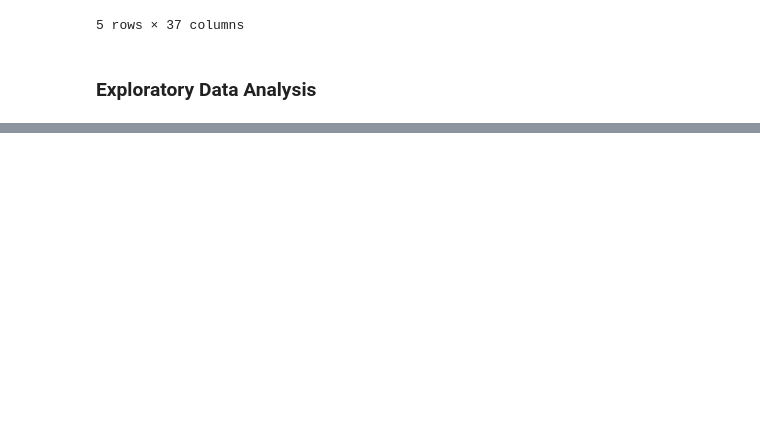
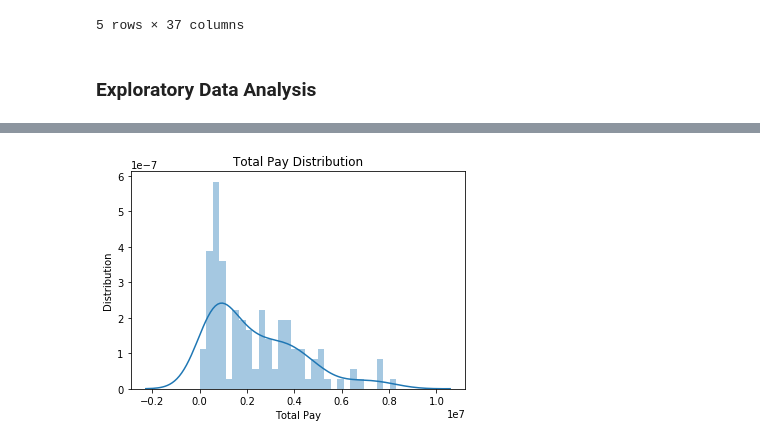
Before and after one commit to MartnAR/IST718, a Jupyter notebook: Labs/Coaches9_2_2/Alonso_Lab1.ipynb, the cells around one changed output, grey strips where cells are left out. Drawn from its saved outputs; the diff is of its cells as text; code cells hidden in the pictures; blank space fills up the shorter version.

```diff
--- a/Labs/Coaches9_2_2/Alonso_Lab1.ipynb
+++ b/Labs/Coaches9_2_2/Alonso_Lab1.ipynb
@@ -373,0 +411,10 @@ df_final.head()
+# %%
+# Total Pay Distribution.
+# We'll plot a histogram to gauge whether TotalPay follows a normal distribution or is skewed.
+sns.distplot(df_final.TotalPay, bins = 30)
+_ = plt.title('Total Pay Distribution')
+_ = plt.xlabel('Total Pay')
+_ = plt.ylabel('Distribution')
+plt.show()
+# %% [output]
+[figure, added]
```
Also changed, not shown: parts of 24 cells of this notebook.
